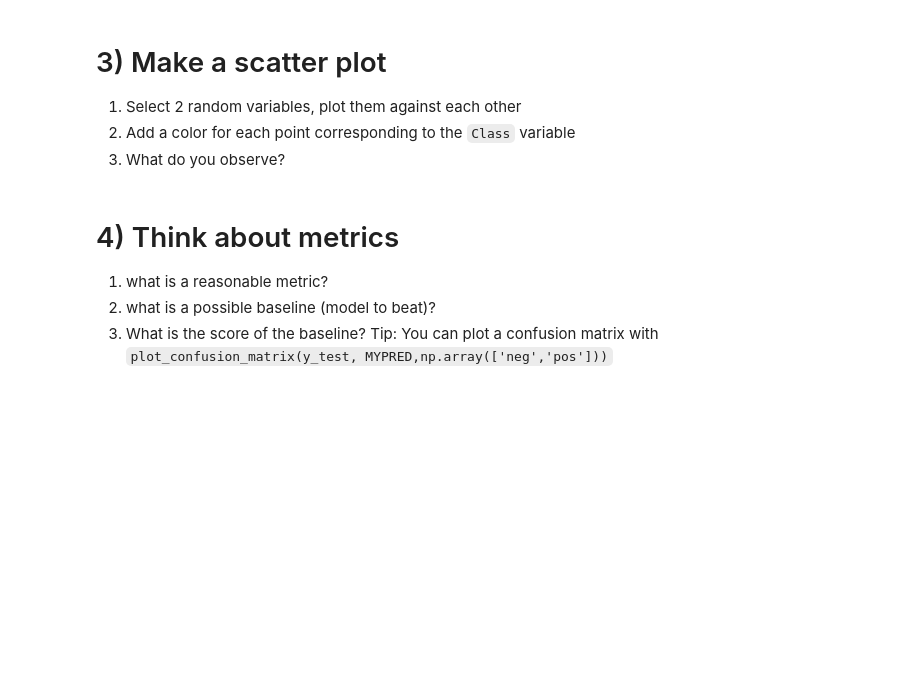
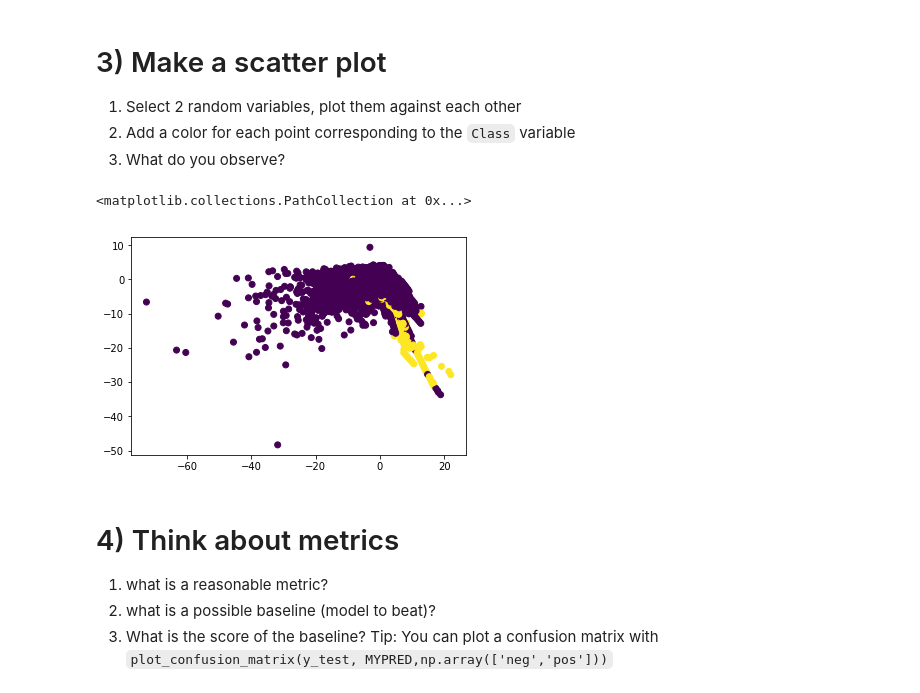
Before and after one commit to RotterdamAI/Ada-s-AI-Bootcamp, a Jupyter notebook: Machine_Learning_Week_2/02-Decision-Trees.ipynb, the cells around one changed output. Drawn from its saved outputs; the diff is of its cells as text; code cells hidden in the pictures; blank space fills up the shorter version.

```diff
--- a/Machine_Learning_Week_2/02-Decision-Trees.ipynb
+++ b/Machine_Learning_Week_2/02-Decision-Trees.ipynb
@@ -149,0 +184,12 @@ df.head()
+# %%
+## answer here
+y = df.Class
+X = df.drop('Class', axis=1)
+original_df = df
+# setting up testing and training sets
+X_train, X_test, y_train, y_test = train_test_split(X, y, test_size=0.3453,
+                                                    random_state=23,
+                                                   stratify = y)
+
+(y_train.value_counts()[1]/y_train.value_counts()[0] )* 100
+(y_test.value_counts()[1]/y_test.value_counts()[0] )* 100
@@ -157,3 +205,9 @@ df.head()
+# %%
+## answer here
+plt.scatter(original_df.V2, original_df.V3,c = original_df.Class)
+# %% [output]
+<matplotlib.collections.PathCollection at 0x...>
+[figure, added]
 # %% [markdown]
 # 4) Think about metrics
 
```
Also changed, not shown: parts of 21 cells of this notebook.
